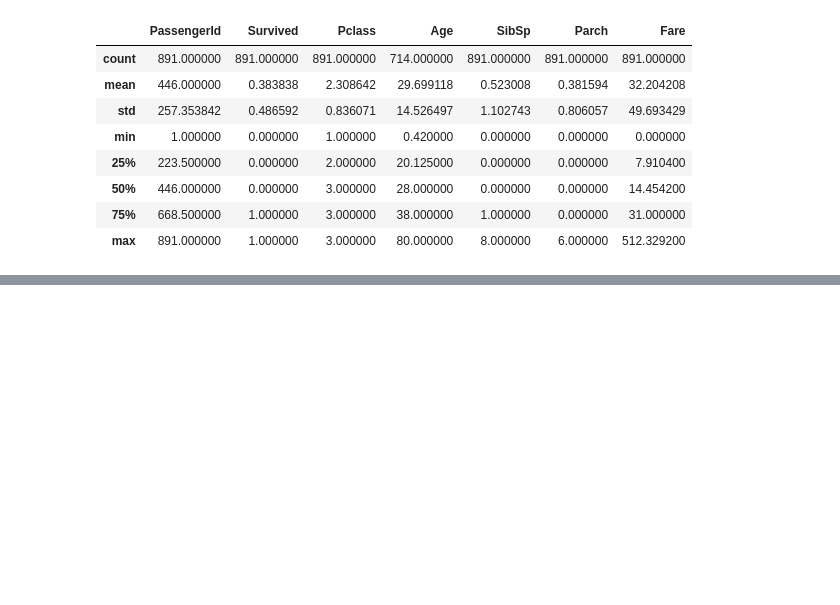
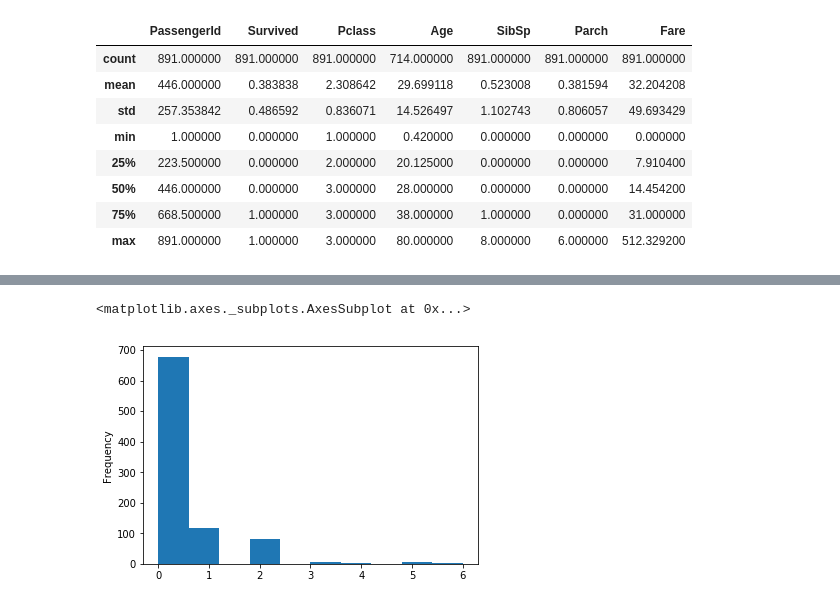
Before and after one commit to kostaskaragiorgos/Titanic-Dataset, a Jupyter notebook: Untitled.ipynb, the cells around one changed output, grey strips where cells are left out. Drawn from its saved outputs; the diff is of its cells as text; code cells hidden in the pictures; blank space fills up the shorter version.

```diff
--- a/Untitled.ipynb
+++ b/Untitled.ipynb
@@ -64,0 +75,5 @@ df.describe()
+# %%
+df['Parch'].plot.hist()
+# %% [output]
+<matplotlib.axes._subplots.AxesSubplot at 0x...>
+[figure, added]
```
Also changed, not shown: parts of 6 cells of this notebook.
